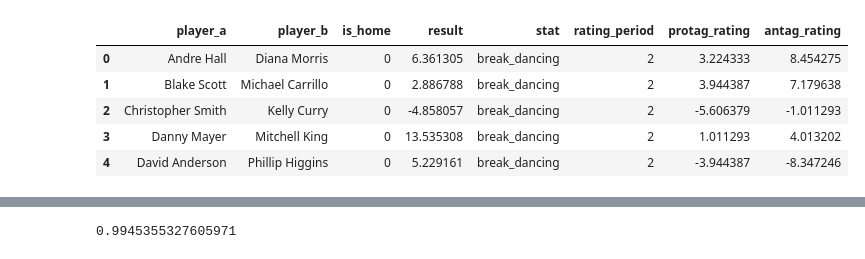
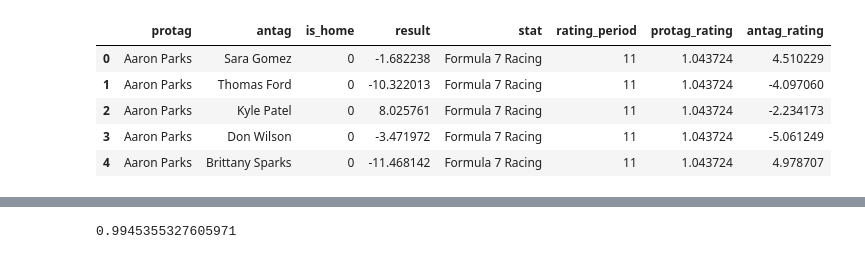
Before and after one commit to btatkinson/oddsmaker, a Jupyter notebook: notebooks/Ridge.ipynb, the cells around one changed output, grey strips where cells are left out. Drawn from its saved outputs; the diff is of its cells as text; code cells hidden in the pictures.

```diff
--- a/notebooks/Ridge.ipynb
+++ b/notebooks/Ridge.ipynb
@@ -160 +134,5 @@ ridge_random_walk = create_Ridge_random_walk(player_ratings)
+# %%
+
+
+ridge_random_walk_1vMany['antag_weight']=1
 # %%
@@ -352,8 +358,17 @@ class RidgeRating():
 # %%
 def decay_func(days_ago):
     return 1/(np.exp(days_ago/365))
-ridge = RidgeRating(ridge_random_walk, 0.05, 'rating_period', decay_func)
+
+ridge = RidgeRating(ridge_random_walk_1vMany,
+                    0.1,
+                    'rating_period',
+                    decay_func,
+                    protag_id='protag',
+                    antag_id='antag',
+                    matchup_type='1vMany')
 
 pregame_ratings = ridge.run_history()
+
+
 pregame_ratings.head()
 # %% [output]
@@ -360,6 +376,6 @@ pregame_ratings.head()
-|  | player_a | player_b | is_home | result | stat | rating_period | protag_rating | antag_rating |
-| 0 | Andre Hall | Diana Morris | 0 | 6.361305 | break_dancing | 2 | 3.224333 | 8.454275 |
-| 1 | Blake Scott | Michael Carrillo | 0 | 2.886788 | break_dancing | 2 | 3.944387 | 7.179638 |
-| 2 | Christopher Smith | Kelly Curry | 0 | -4.858057 | break_dancing | 2 | -5.606379 | -1.011293 |
-| 3 | Danny Mayer | Mitchell King | 0 | 13.535308 | break_dancing | 2 | 1.011293 | 4.013202 |
-| 4 | David Anderson | Phillip Higgins | 0 | 5.229161 | break_dancing | 2 | -3.944387 | -8.347246 |
+|  | protag | antag | is_home | result | stat | rating_period | protag_rating | antag_rating |
+| 0 | Aaron Parks | Sara Gomez | 0 | -1.682238 | Formula 7 Racing | 11 | 1.043724 | 4.510229 |
+| 1 | Aaron Parks | Thomas Ford | 0 | -10.322013 | Formula 7 Racing | 11 | 1.043724 | -4.097060 |
+| 2 | Aaron Parks | Kyle Patel | 0 | 8.025761 | Formula 7 Racing | 11 | 1.043724 | -2.234173 |
+| 3 | Aaron Parks | Don Wilson | 0 | -3.471972 | Formula 7 Racing | 11 | 1.043724 | -5.061249 |
+| 4 | Aaron Parks | Brittany Sparks | 0 | -11.468142 | Formula 7 Racing | 11 | 1.043724 | 4.978707 |
```
Also changed, not shown: parts of 7 cells of this notebook, 5 other files.
